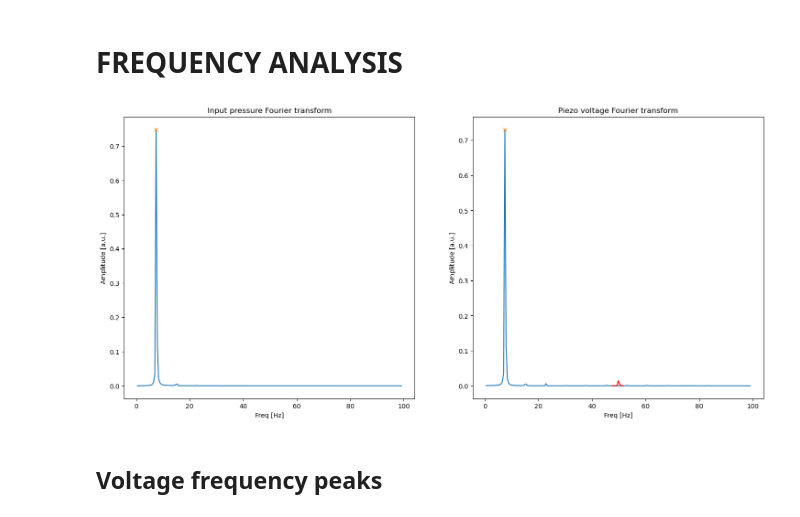
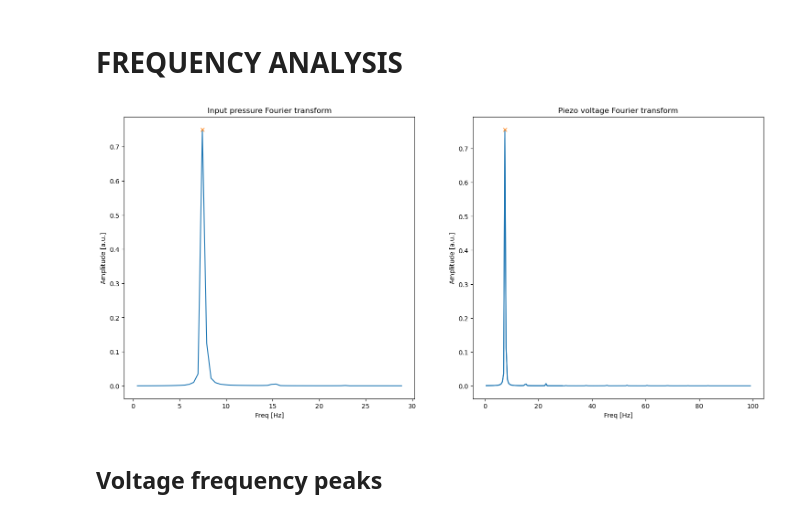
Before and after one commit to Eliott-Sarrey/DispoPiezo, a Jupyter notebook: Measurements.ipynb, the cells around one changed output. Saved outputs shown, nothing was run; the diff lists cells and outputs as text; code cells hidden in the pictures.

Commit message:
GraphRload

```diff
--- a/Measurements.ipynb
+++ b/Measurements.ipynb
@@ -139,36 +139,38 @@ Mean power: 1.55e-08 [W]
 # %%
 ### Plot input pressure and piezo voltage in the frequency domain
 ### Find peaks on the Fourier transform
+pressure.FourierTransform(fourrierMaxFreq)                                                  # Perform Fourier transform on pressure
+voltage.FourierTransform(fourrierMaxFreq)
 voltagePeaks        = signal.find_peaks( np.real(voltage.ampFT), prominence=max( np.real(voltage.ampFT) ) / 100, distance = 5 )[0]
 pressurePeaks       = signal.find_peaks( np.real(pressure.ampFT), prominence=max( np.real(pressure.ampFT )) / 100, distance = 5)[0]
 
 ### Extract the peak around 50Hz and delete it
 Peak50              = find_nearest( voltagePeaks, find_nearest(voltage.freq, 50) )
 Hz50                = voltagePeaks[ Peak50 ]
 if 49<voltage.freq[Hz50]<51:
     voltagePeaks        = np.delete( voltagePeaks, Peak50 )
 
     ### Define the graphs with a different color around the 50Hz peak
     graphVoltageFT      = graph( np.concatenate((voltage.freq[:Hz50-5], voltage.freq[Hz50+5:])), np.conjugate(np.concatenate((voltage.ampFT[:Hz50-5],voltage.ampFT[Hz50+5:]))),
                                 'Freq [Hz]', 'Amplitude [a.u.]', 'Piezo voltage Fourier transform')
     graphVoltageFTHz50  = graph( voltage.freq[Hz50-5:Hz50+5], voltage.ampFT[Hz50-5:Hz50+5],
                                 'Freq [Hz]', 'Amplitude [a.u.]', color='r')
 else :
     graphVoltageFTHz50  = graph( voltage.freq, voltage.ampFT,
                             'Freq [Hz]', 'Amplitude [a.u.]')
 
 graphPressureFT     = graph(pressure.freq, pressure.ampFT,
                             'Freq [Hz]', 'Amplitude [a.u.]', 'Input pressure Fourier transform')
 
 ### Define dots
 graphVoltagePeaks   = graph(voltage.freq[voltagePeaks], voltage.ampFT[voltagePeaks], symbol='x', color='C1')
 
 graphPressurePeaks  = graph(pressure.freq[pressurePeaks], pressure.ampFT[pressurePeaks], symbol='x', color='C1')
 
 ### Plot graph and save it
 plotGraph([graphPressureFT, graphPressurePeaks], [graphVoltageFT, graphVoltageFTHz50, graphVoltagePeaks], 'FourierTransform')
 # %% [output]
-[figure, old version]
+[figure, new version]
 # %% [markdown]
 ## Voltage frequency peaks
 # %%
```
Also changed, not shown: parts of 2 cells of this notebook, 1 other file.
